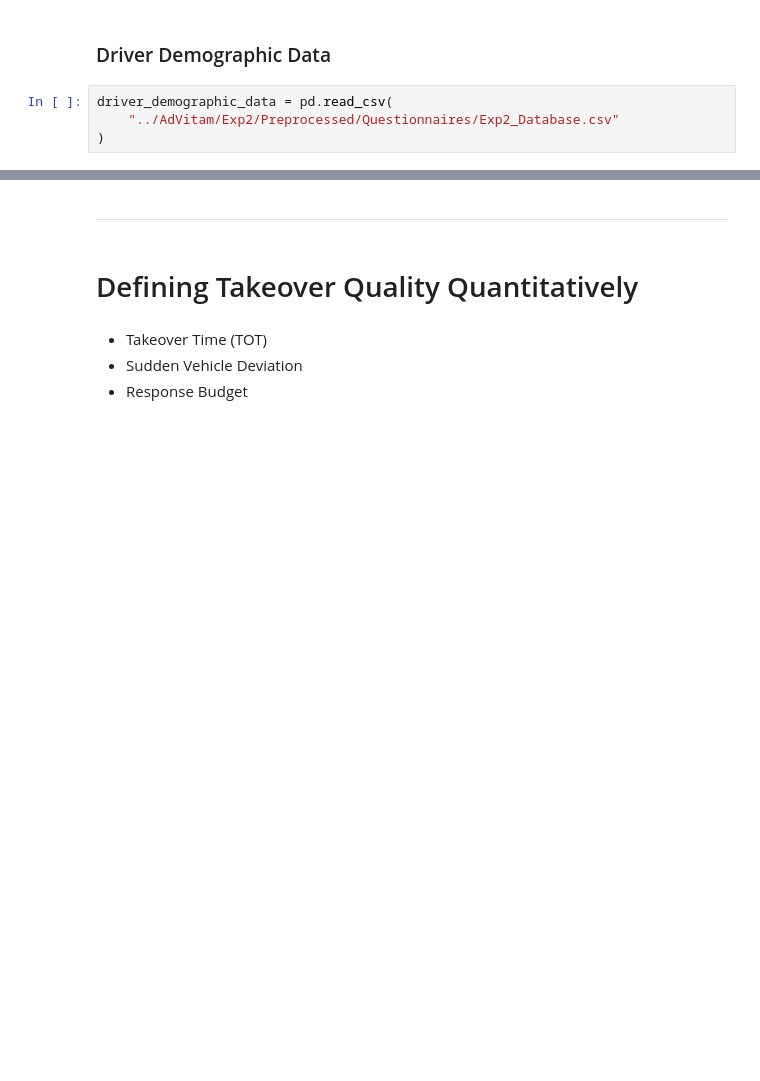
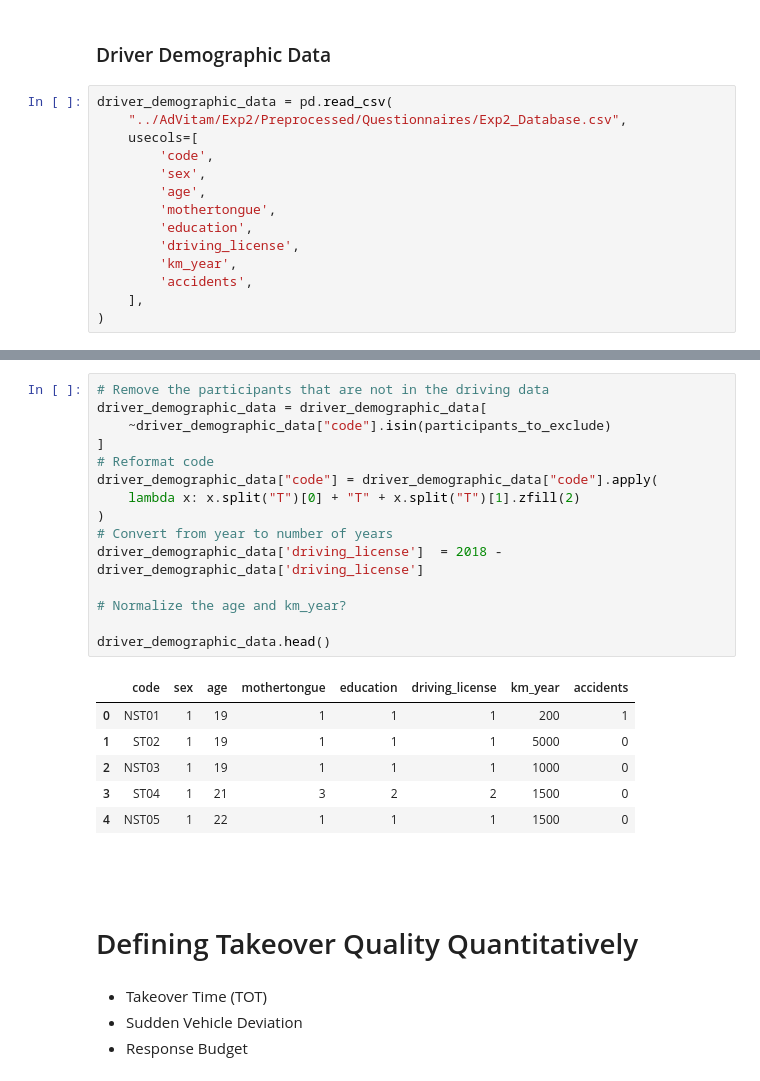
Before and after one commit to Joelmillr/Modeling-Takeover-Time, a Jupyter notebook: code/hmm.ipynb, the cells around one changed output, grey strips where cells are left out. Drawn from its saved outputs; the diff is of its cells as text; blank space fills up the shorter version.

```diff
--- a/code/hmm.ipynb
+++ b/code/hmm.ipynb
@@ -125,6 +360,16 @@ len(phsyiological_data_dictionary) / 2
 ### Driver Demographic Data
 # %%
 driver_demographic_data = pd.read_csv(
-    "../AdVitam/Exp2/Preprocessed/Questionnaires/Exp2_Database.csv"
+    "../AdVitam/Exp2/Preprocessed/Questionnaires/Exp2_Database.csv",
+    usecols=[
+        'code',
+        'sex',
+        'age',
+        'mothertongue',
+        'education',
+        'driving_license',
+        'km_year',
+        'accidents',
+    ],
 )
 # %% [markdown]
@@ -252,5 +383,27 @@ driver_demographic_data.head()
+# %%
+# Remove the participants that are not in the driving data
+driver_demographic_data = driver_demographic_data[
+    ~driver_demographic_data["code"].isin(participants_to_exclude)
+]
+# Reformat code
+driver_demographic_data["code"] = driver_demographic_data["code"].apply(
+    lambda x: x.split("T")[0] + "T" + x.split("T")[1].zfill(2)
+)
+# Convert from year to number of years
+driver_demographic_data['driving_license']  = 2018 - driver_demographic_data['driving_license']
+
+# Normalize the age and km_year?
+
+driver_demographic_data.head()
+# %% [output]
+|  | code | sex | age | mothertongue | education | driving_license | km_year | accidents |
+| 0 | NST01 | 1 | 19 | 1 | 1 | 1 | 200 | 1 |
+| 1 | ST02 | 1 | 19 | 1 | 1 | 1 | 5000 | 0 |
+| 2 | NST03 | 1 | 19 | 1 | 1 | 1 | 1000 | 0 |
+| 3 | ST04 | 1 | 21 | 3 | 2 | 2 | 1500 | 0 |
+| 4 | NST05 | 1 | 22 | 1 | 1 | 1 | 1500 | 0 |
 # %% [markdown]
----
+<br></br>
 # %% [markdown]
 # Defining Takeover Quality Quantitatively
 # %% [markdown]
```
Also changed, not shown: parts of 70 cells of this notebook, 3 other files.
